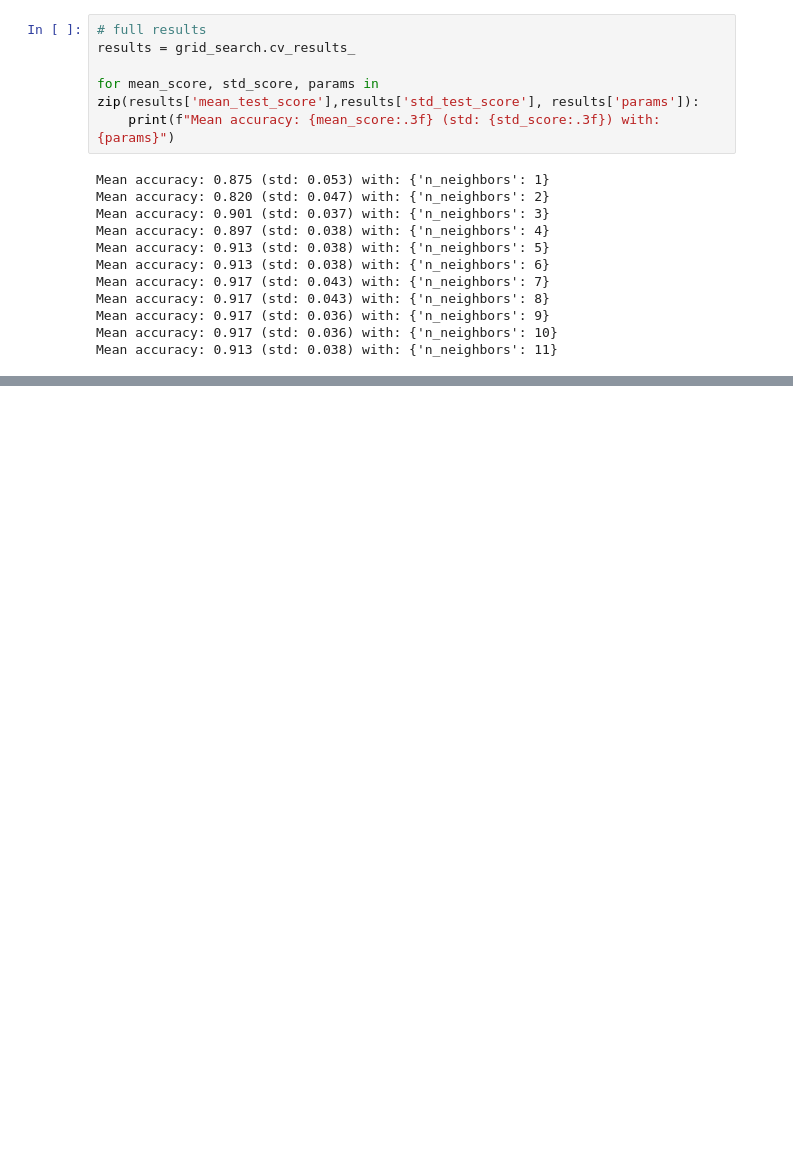
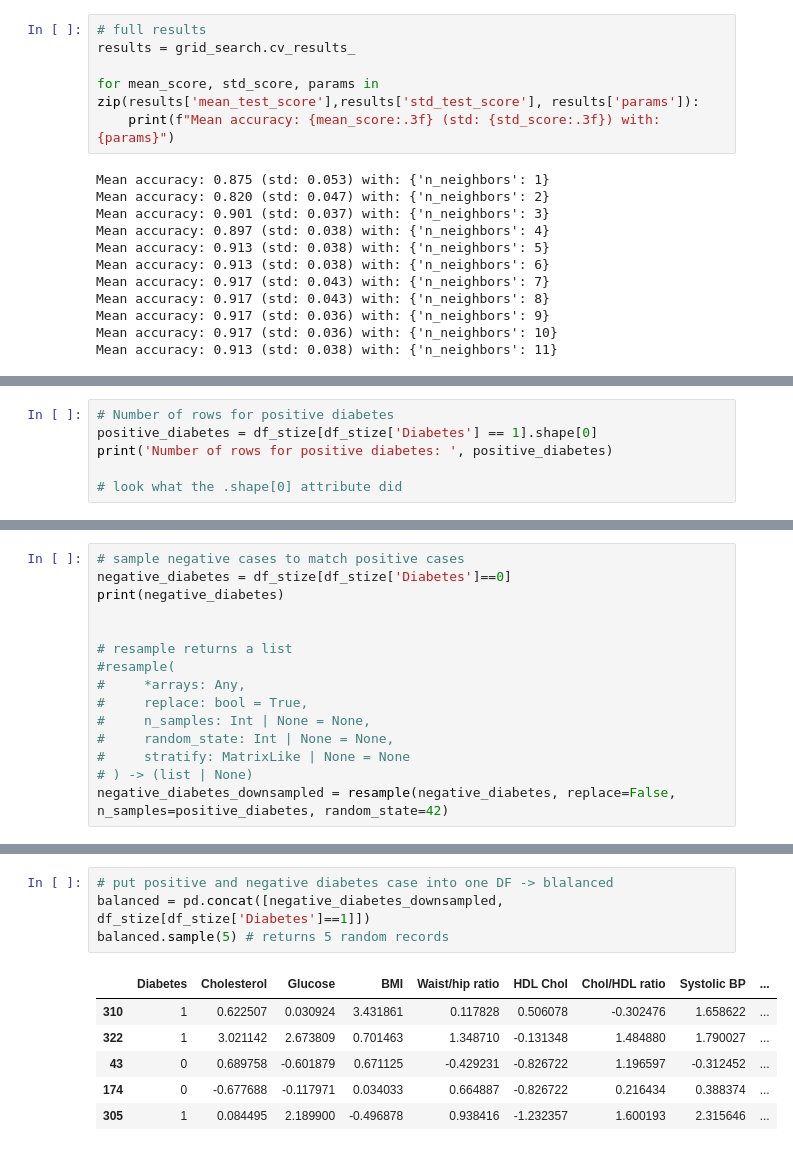
Before and after one commit to vigneshvc99/diabetes_classification, a Jupyter notebook: diabetes_classify.ipynb, the cells around one changed output, grey strips where cells are left out. Drawn from its saved outputs; the diff is of its cells as text; blank space fills up the shorter version.

```diff
--- a/diabetes_classify.ipynb
+++ b/diabetes_classify.ipynb
@@ -253,0 +340,6 @@ Mean accuracy: 0.913 (std: 0.038) with: {'n_neighbors': 11}
+# %%
+# Number of rows for positive diabetes
+positive_diabetes = df_stize[df_stize['Diabetes'] == 1].shape[0]
+print('Number of rows for positive diabetes: ', positive_diabetes)
+
+# look what the .shape[0] attribute did
@@ -253,0 +348,15 @@ Mean accuracy: 0.913 (std: 0.038) with: {'n_neighbors': 11}
+# %%
+# sample negative cases to match positive cases
+negative_diabetes = df_stize[df_stize['Diabetes']==0]
+print(negative_diabetes)
+
+
+# resample returns a list
+#resample(
+#     *arrays: Any,
+#     replace: bool = True,
+#     n_samples: Int | None = None,
+#     random_state: Int | None = None,
+#     stratify: MatrixLike | None = None
+# ) -> (list | None)
+negative_diabetes_downsampled = resample(negative_diabetes, replace=False, n_samples=positive_diabetes, random_state=42)
@@ -253,0 +381,11 @@ Mean accuracy: 0.913 (std: 0.038) with: {'n_neighbors': 11}
+# %%
+# put positive and negative diabetes case into one DF -> blalanced
+balanced = pd.concat([negative_diabetes_downsampled, df_stize[df_stize['Diabetes']==1]])
+balanced.sample(5) # returns 5 random records
+# %% [output]
+|  | Diabetes | Cholesterol | Glucose | BMI | Waist/hip ratio | HDL Chol | Chol/HDL ratio | Systolic BP | ... |
+| 310 | 1 | 0.622507 | 0.030924 | 3.431861 | 0.117828 | 0.506078 | -0.302476 | 1.658622 | ... |
+| 322 | 1 | 3.021142 | 2.673809 | 0.701463 | 1.348710 | -0.131348 | 1.484880 | 1.790027 | ... |
+| 43 | 0 | 0.689758 | -0.601879 | 0.671125 | -0.429231 | -0.826722 | 1.196597 | -0.312452 | ... |
+| 174 | 0 | -0.677688 | -0.117971 | 0.034033 | 0.664887 | -0.826722 | 0.216434 | 0.388374 | ... |
+| 305 | 1 | 0.084495 | 2.189900 | -0.496878 | 0.938416 | -1.232357 | 1.600193 | 2.315646 | ... |
```
Also changed, not shown: parts of 15 cells of this notebook.
